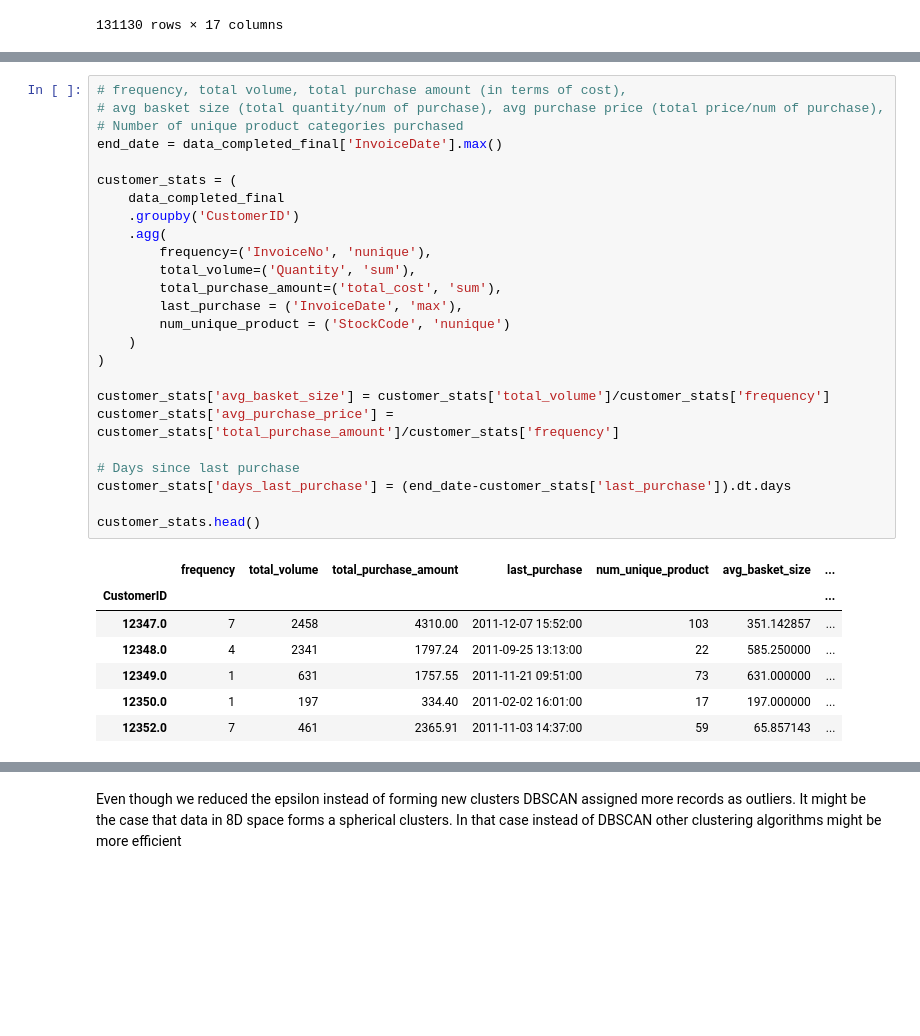
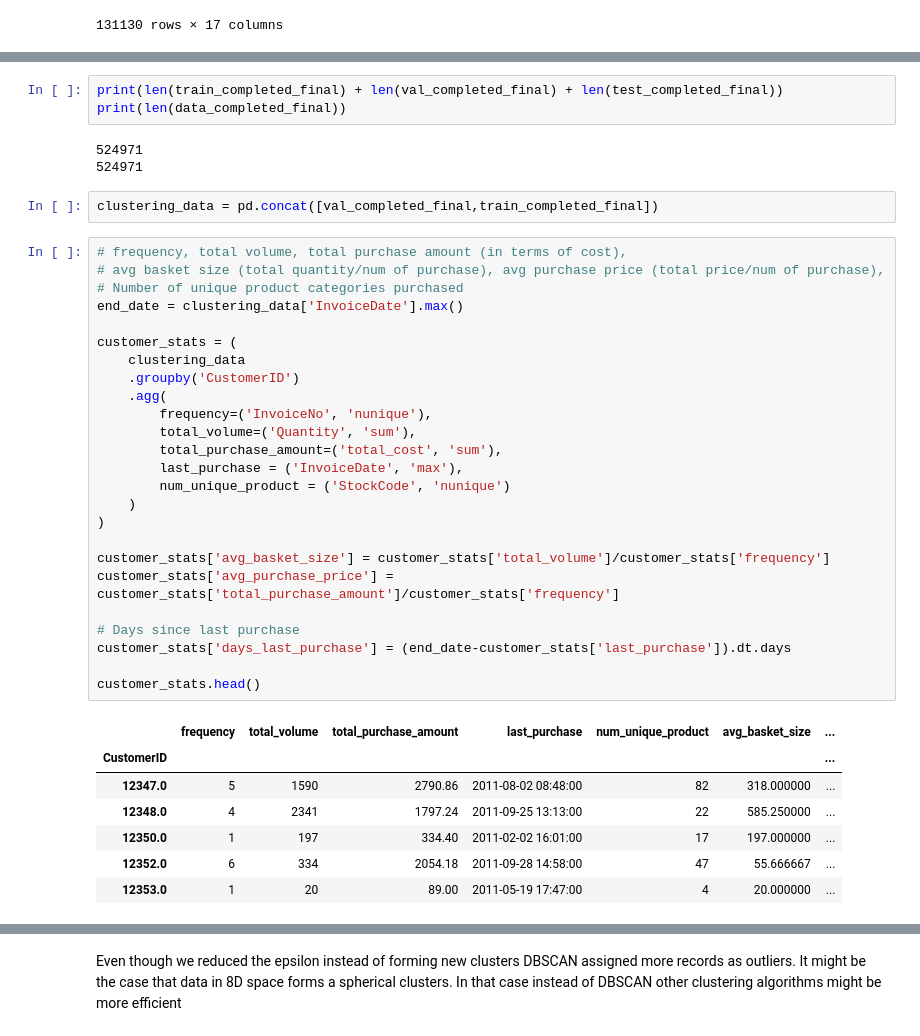
Before and after one commit to MertKir-R/E-commerce_dataset, a Jupyter notebook: ecommerce.ipynb, the cells around one changed output, grey strips where cells are left out. Drawn from its saved outputs; the diff is of its cells as text; blank space fills up the shorter version.

```diff
--- a/ecommerce.ipynb
+++ b/ecommerce.ipynb
@@ -853,34 +864,42 @@ data_completed_final[data_completed_final['CustomerID'].isna()]
+# %%
+print(len(train_completed_final) + len(val_completed_final) + len(test_completed_final))
+print(len(data_completed_final))
+# %% [output]
+524971
+524971
+# %%
+clustering_data = pd.concat([val_completed_final,train_completed_final])
 # %%
 # frequency, total volume, total purchase amount (in terms of cost),
 # avg basket size (total quantity/num of purchase), avg purchase price (total price/num of purchase),
 # Number of unique product categories purchased
-end_date = data_completed_final['InvoiceDate'].max()
+end_date = clustering_data['InvoiceDate'].max()
 
 customer_stats = (
-    data_completed_final
+    clustering_data
     .groupby('CustomerID')
     .agg(
         frequency=('InvoiceNo', 'nunique'),
         total_volume=('Quantity', 'sum'),
         total_purchase_amount=('total_cost', 'sum'),
         last_purchase = ('InvoiceDate', 'max'),
         num_unique_product = ('StockCode', 'nunique')
     )
 )
 
 customer_stats['avg_basket_size'] = customer_stats['total_volume']/customer_stats['frequency']
 customer_stats['avg_purchase_price'] = customer_stats['total_purchase_amount']/customer_stats['frequency']
 
 # Days since last purchase
 customer_stats['days_last_purchase'] = (end_date-customer_stats['last_purchase']).dt.days
 
 customer_stats.head()
 # %% [output]
 |  | frequency | total_volume | total_purchase_amount | last_purchase | num_unique_product | avg_basket_size | ... |
 | CustomerID |  |  |  |  |  |  | ... |
-| 12347.0 | 7 | 2458 | 4310.00 | 2011-12-07 15:52:00 | 103 | 351.142857 | ... |
+| 12347.0 | 5 | 1590 | 2790.86 | 2011-08-02 08:48:00 | 82 | 318.000000 | ... |
 | 12348.0 | 4 | 2341 | 1797.24 | 2011-09-25 13:13:00 | 22 | 585.250000 | ... |
-| 12349.0 | 1 | 631 | 1757.55 | 2011-11-21 09:51:00 | 73 | 631.000000 | ... |
 | 12350.0 | 1 | 197 | 334.40 | 2011-02-02 16:01:00 | 17 | 197.000000 | ... |
-| 12352.0 | 7 | 461 | 2365.91 | 2011-11-03 14:37:00 | 59 | 65.857143 | ... |
+| 12352.0 | 6 | 334 | 2054.18 | 2011-09-28 14:58:00 | 47 | 55.666667 | ... |
+| 12353.0 | 1 | 20 | 89.00 | 2011-05-19 17:47:00 | 4 | 20.000000 | ... |
 # %%
```
Also changed, not shown: parts of 34 cells of this notebook, 1 other file.
